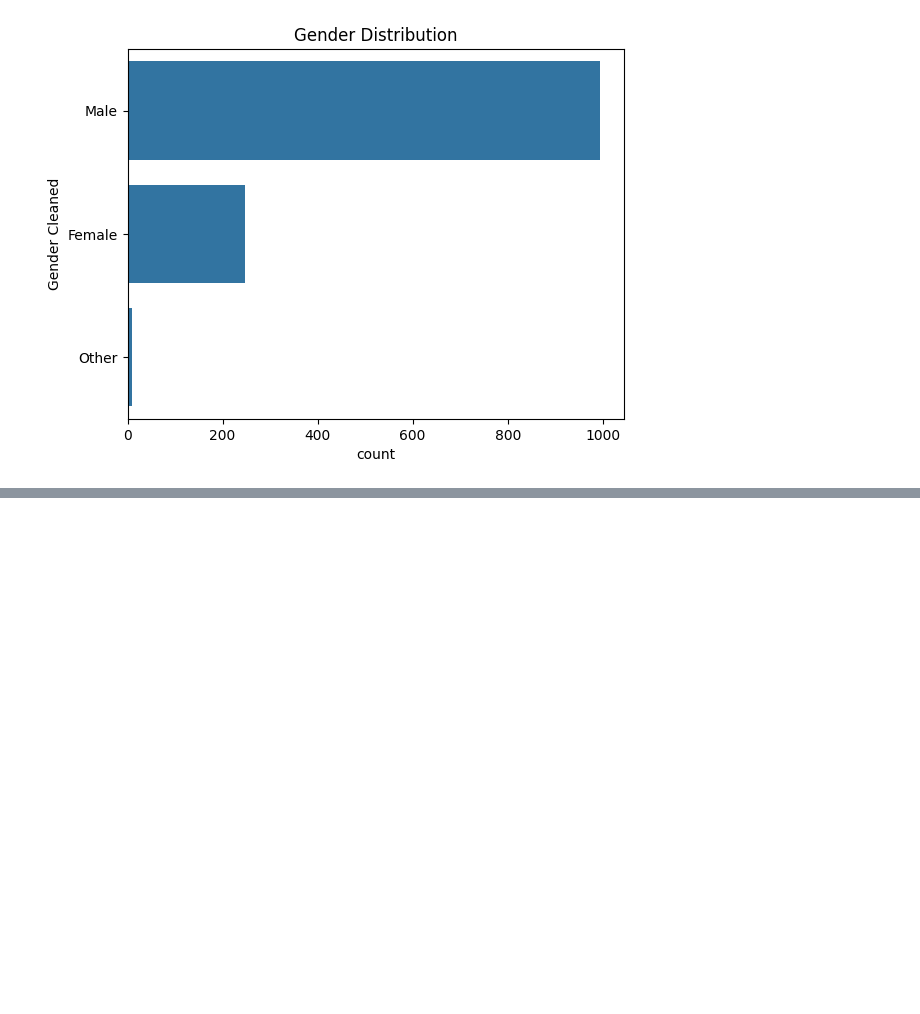
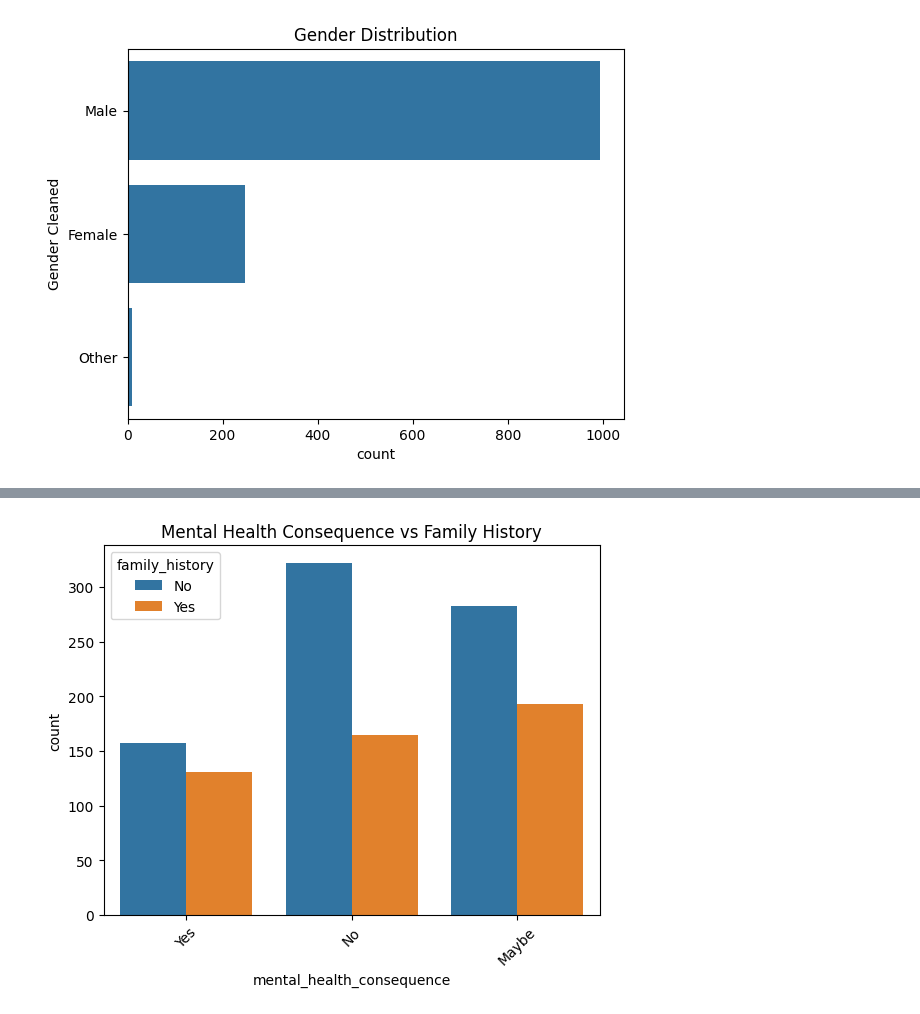
Before and after one commit to bhava030905/mental-health-survey-analysis, a Jupyter notebook: Mental Health Survey Analysis.ipynb, the cells around one changed output, grey strips where cells are left out. Drawn from its saved outputs; the diff is of its cells as text; code cells hidden in the pictures; blank space fills up the shorter version.

```diff
--- a/Mental Health Survey Analysis.ipynb
+++ b/Mental Health Survey Analysis.ipynb
@@ -275,0 +285,7 @@ plt.show()
+# %%
+sns.countplot(data=df, x='mental_health_consequence', hue='family_history')
+plt.title("Mental Health Consequence vs Family History")
+plt.xticks(rotation=45)
+plt.show()
+# %% [output]
+[figure, added]
```
Also changed, not shown: parts of 3 cells of this notebook.
